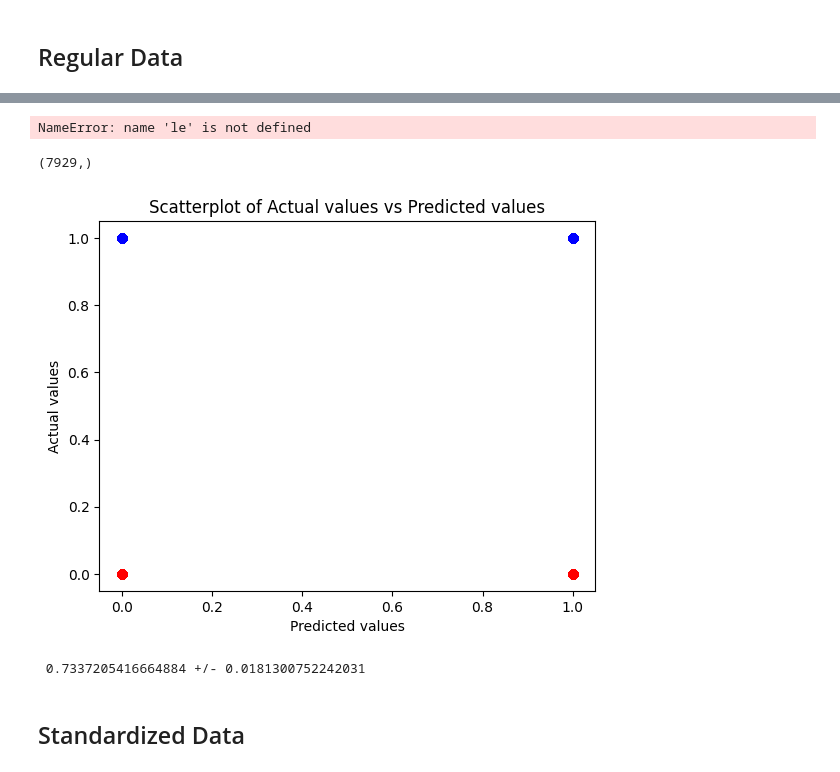
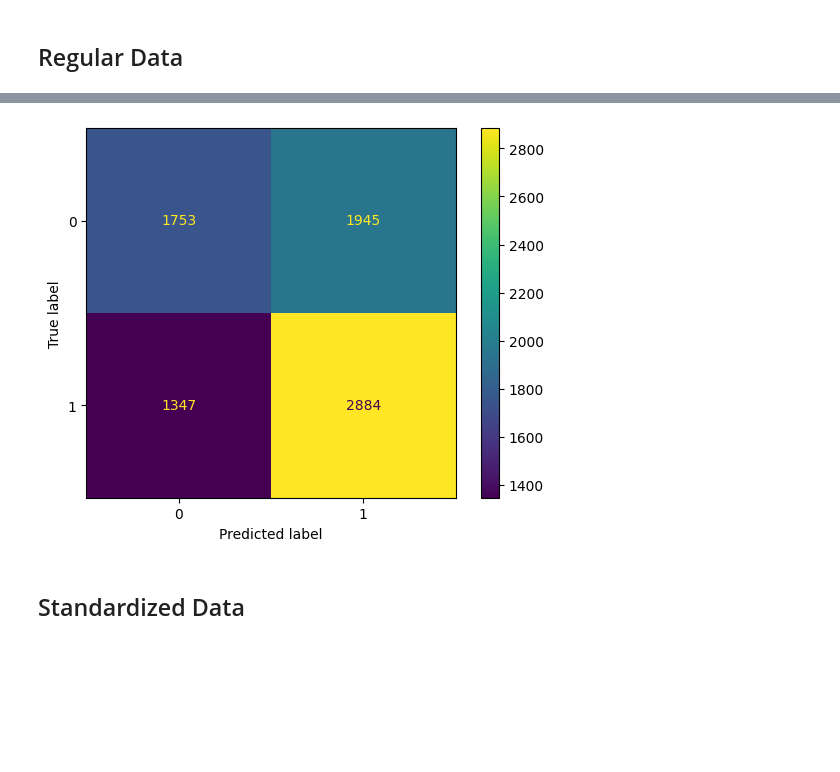
Before and after one commit to pranavr2003/ml_project, a Jupyter notebook: Classification_Draft_01_15May.ipynb, the cells around one changed output, grey strips where cells are left out. Drawn from its saved outputs; the diff is of its cells as text; code cells hidden in the pictures; blank space fills up the shorter version.

```diff
--- a/Classification_Draft_01_15May.ipynb
+++ b/Classification_Draft_01_15May.ipynb
@@ -425,46 +416,41 @@ Please also refer to the documentation for alternative solver options:
 # %%
 # Model's predictions on the test data
 y_pred = lr_clf.predict(X_test)
 
 from sklearn.metrics import confusion_matrix
 from sklearn.metrics import ConfusionMatrixDisplay
 
 # confMatrix = confusion_matrix(y_true = y_test, y_pred = y_pred)
-disp = ConfusionMatrixDisplay(confusion_matrix = confusion_matrix(y_true = y_test, y_pred = y_pred),display_labels=le.classes_)
+disp = ConfusionMatrixDisplay(confusion_matrix = confusion_matrix(y_true = y_test, y_pred = y_pred))
 disp.plot()
 plt.show()
 # %% [output]
-NameError: name 'le' is not defined
+[figure, added]
 # %%
-# Model's predictions on the test data
-y_pred = lr_clf.predict(X_test)
-print(y_pred.shape)
+# # Model's predictions on the test data
+# y_pred = lr_clf.predict(X_test)
+# print(y_pred.shape)
 
-# Scatter plot of the model's predictions vs the actual values
-plt.scatter(y_pred[y_test==0], y_test[y_test==0], color='r', alpha=0.35)
-plt.scatter(y_pred[y_test==1], y_test[y_test==1], color='b', alpha=0.35)
-plt.xlabel("Predicted values")
-plt.ylabel("Actual values")
-plt.title("Scatterplot of Actual values vs Predicted values")
-plt.show()
-print('\n')
+# # Scatter plot of the model's predictions vs the actual values
+# plt.scatter(y_pred[y_test==0], y_test[y_test==0], color='r', alpha=0.35)
+# plt.scatter(y_pred[y_test==1], y_test[y_test==1], color='b', alpha=0.35)
+# plt.xlabel("Predicted values")
+# plt.ylabel("Actual values")
+# plt.title("Scatterplot of Actual values vs Predicted values")
+# plt.show()
+# print('\n')s
 
-# Histogram of the residuals
-# plt.hist(y_test - y_pred)
-# plt.title("Histogram of model's residual errors")
-# plt.show()
+# # Histogram of the residuals
+# # plt.hist(y_test - y_pred)
+# # plt.title("Histogram of model's residual errors")
+# # plt.show()
-# %% [output]
-(7929,)
-[figure, removed]
 # %%
-# Cross validation of the model using 10 folds in terms of mean +/- std
+# # Cross validation of the model using 10 folds in terms of mean +/- std
 
-from sklearn.model_selection import cross_val_score
+# from sklearn.model_selection import cross_val_score
 
-scores = cross_val_score(model, X_train, y_train, cv=10)
-print('\n', scores.mean(), '+/-', scores.std())
+# scores = cross_val_score(lr_clf, X_train, y_train, cv=10)
+# print('\n', scores.mean(), '+/-', scores.std())
-# %% [output]
- 0.7337205416664884 +/- 0.0181300752242031
 # %% [markdown]
 ## Standardized Data
 # %%
```
Also changed, not shown: parts of 10 cells of this notebook.
